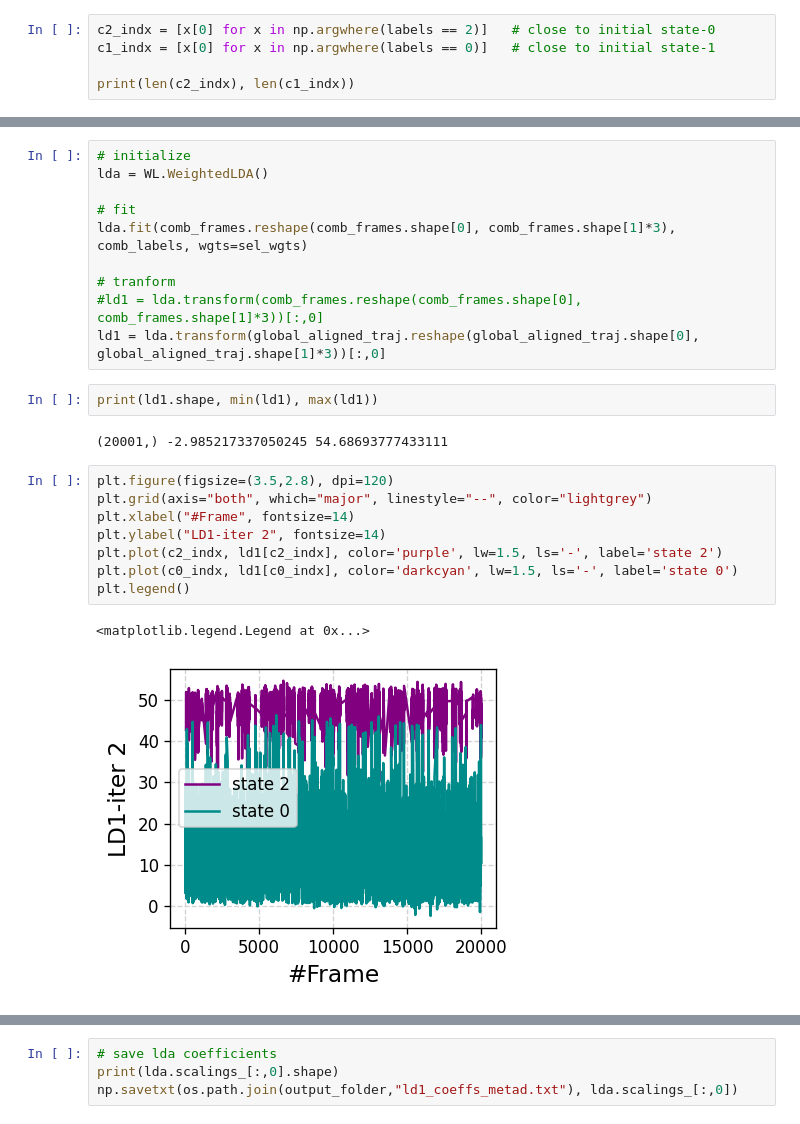
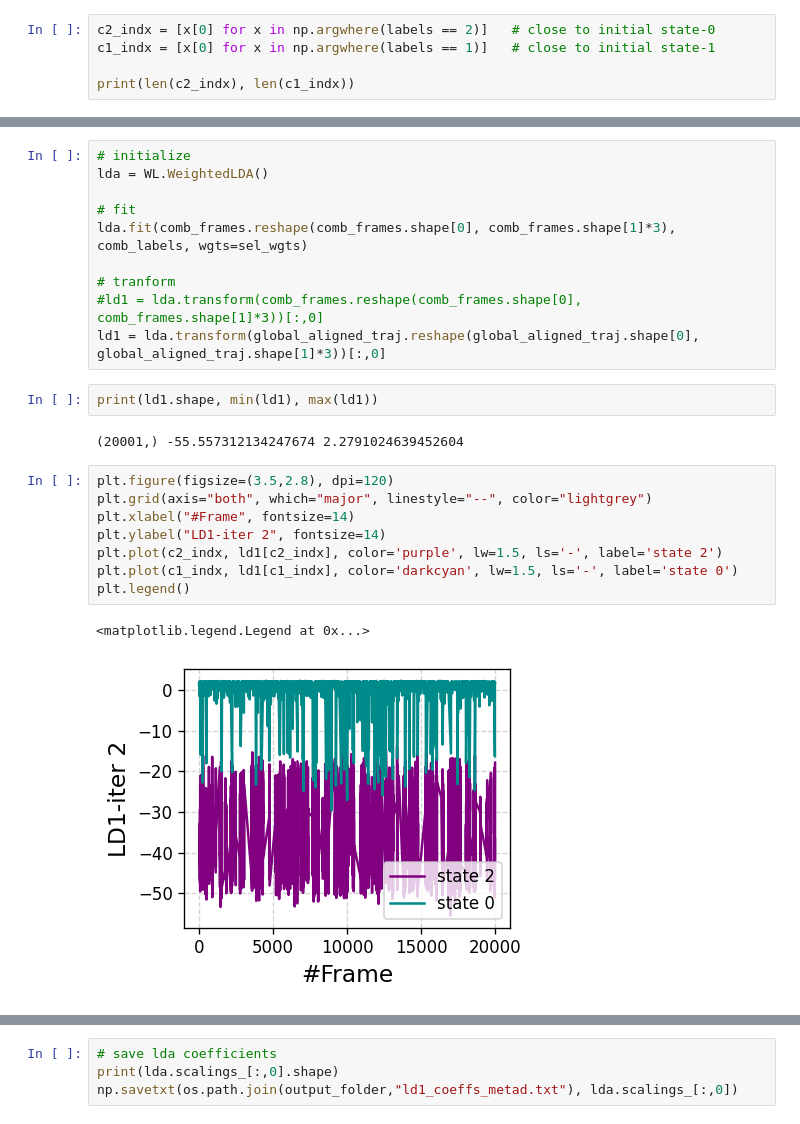
Before and after one commit to hocky-research-group/ShapeGMM_tutorial_2025, a Jupyter notebook: analyze_data/Part3_Cluster_Metad.ipynb, the cells around one changed output, grey strips where cells are left out. Cells and saved outputs as stored; diff of their text form.

```diff
--- a/analyze_data/Part3_Cluster_Metad.ipynb
+++ b/analyze_data/Part3_Cluster_Metad.ipynb
@@ -327,7 +327,7 @@ print(labels.shape)
 (20001,)
 # %%
 c2_indx = [x[0] for x in np.argwhere(labels == 2)]   # close to initial state-0
-c1_indx = [x[0] for x in np.argwhere(labels == 0)]   # close to initial state-1
+c1_indx = [x[0] for x in np.argwhere(labels == 1)]   # close to initial state-1
 
 print(len(c2_indx), len(c1_indx))
 # %% [output]
@@ -367,18 +367,18 @@ ld1 = lda.transform(global_aligned_traj.reshape(global_aligned_traj.shape[0], gl
 # %%
 print(ld1.shape, min(ld1), max(ld1))
 # %% [output]
-(20001,) -2.985217337050245 54.68693777433111
+(20001,) -55.557312134247674 2.2791024639452604
 # %%
 plt.figure(figsize=(3.5,2.8), dpi=120)
 plt.grid(axis="both", which="major", linestyle="--", color="lightgrey")
 plt.xlabel("#Frame", fontsize=14)
 plt.ylabel("LD1-iter 2", fontsize=14)
 plt.plot(c2_indx, ld1[c2_indx], color='purple', lw=1.5, ls='-', label='state 2')
-plt.plot(c0_indx, ld1[c0_indx], color='darkcyan', lw=1.5, ls='-', label='state 0')
+plt.plot(c1_indx, ld1[c1_indx], color='darkcyan', lw=1.5, ls='-', label='state 0')
 plt.legend()
 # %% [output]
 <matplotlib.legend.Legend at 0x...>
-[figure, old version]
+[figure, new version]
 # %%
 ld_range = [-20,60]
 nbins = 161
```
Also changed, not shown: parts of 9 cells of this notebook, 4 other files.
